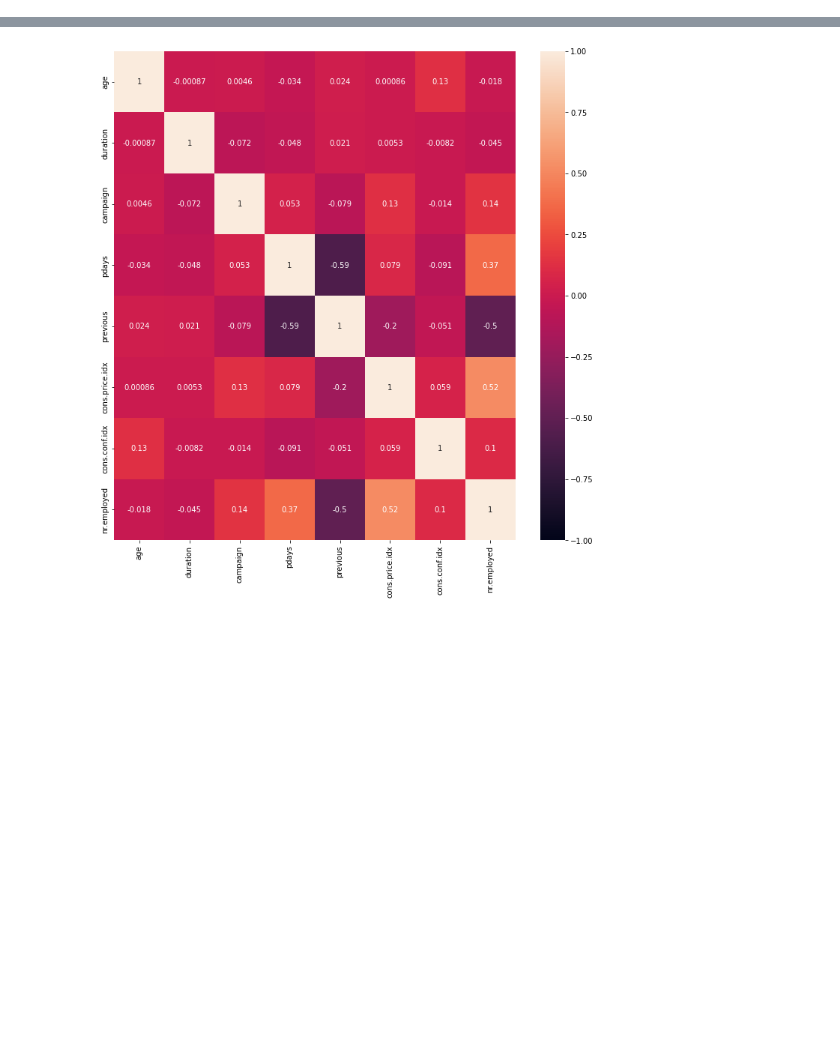
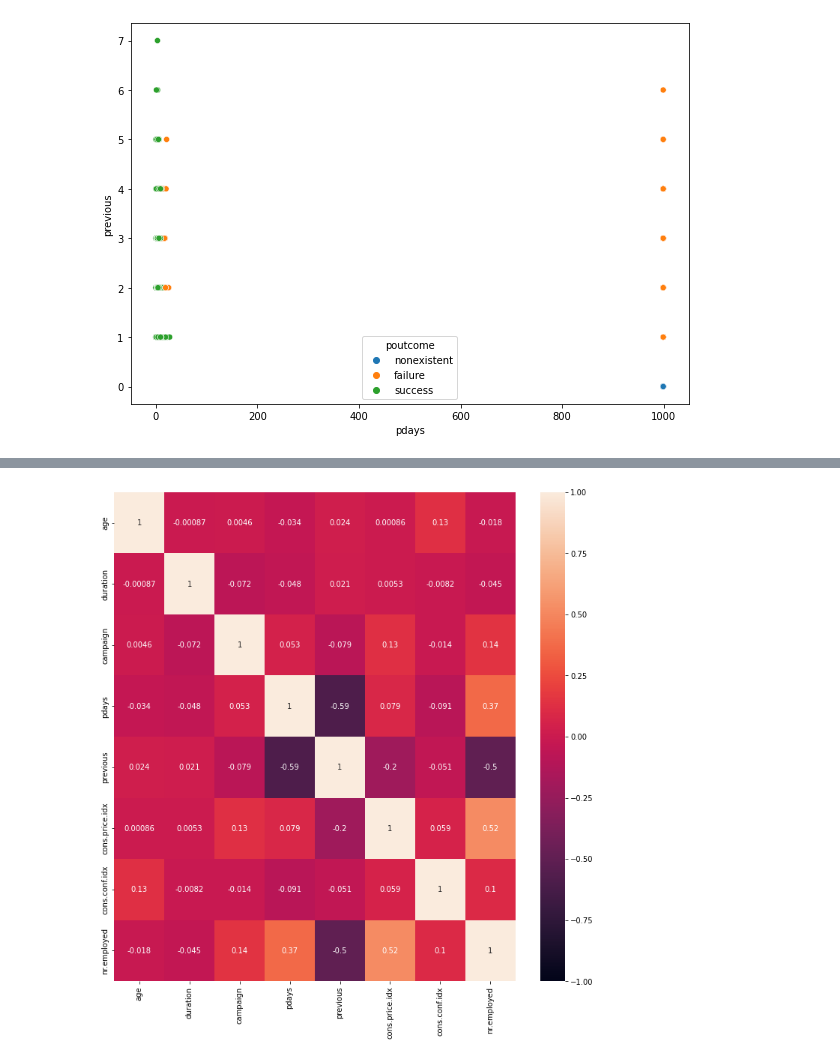
Before and after one commit to agusmelo/Logistic_Regression_Project_Tutorial, a Jupyter notebook: src/explore.ipynb, the cells around one changed output, grey strips where cells are left out. Saved outputs shown, nothing was run; the diff lists cells and outputs as text; code cells hidden in the pictures; blank space fills up the shorter version.

```diff
--- a/src/explore.ipynb
+++ b/src/explore.ipynb
@@ -26,0 +78,8 @@ df_raw.describe()
+# %%
+# Pdays vs previous
+
+plt.figure(figsize=(10,7))
+sns.scatterplot(x=X['pdays'], y=X['previous'], hue = X['poutcome'])
+plt.show()
+# %% [output]
+[figure, added]
```
Also changed, not shown: parts of 49 cells of this notebook, 1 other file.
